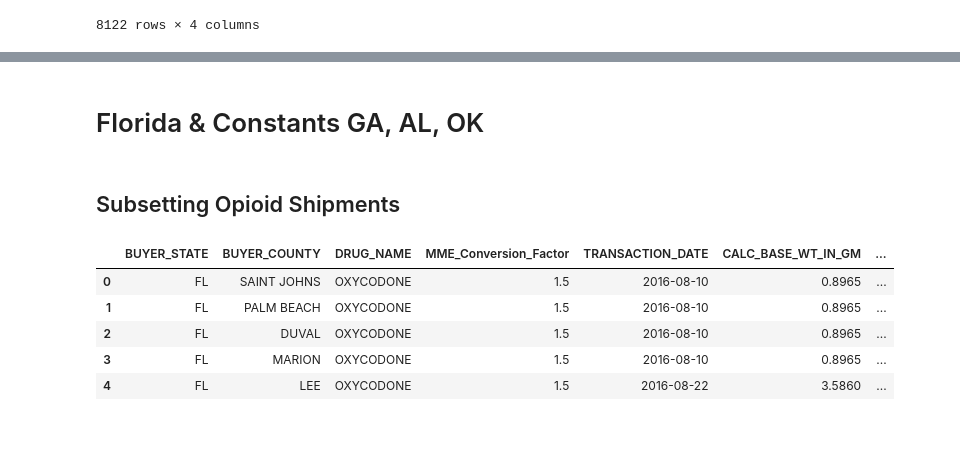
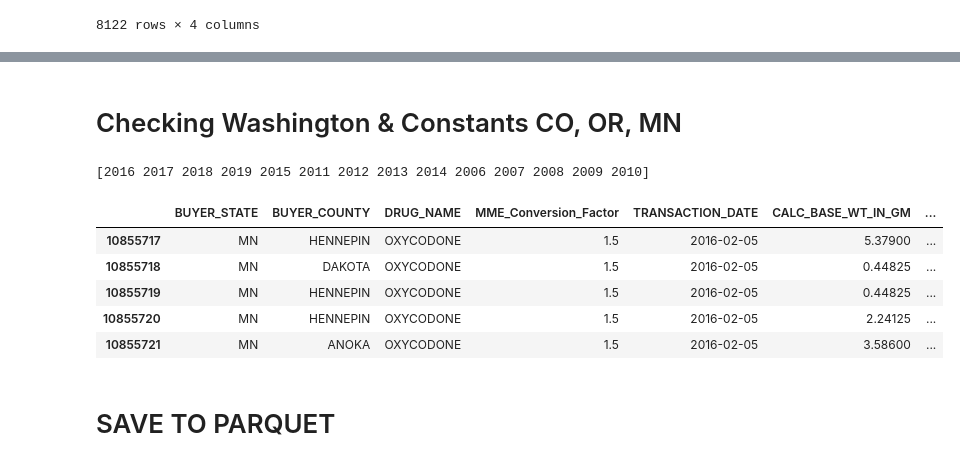
Before and after one commit to MIDS-at-Duke/opioids-2024-data-queens-king, a Jupyter notebook: Calc Opioid Shipments.ipynb, the cells around one changed output, grey strips where cells are left out. Drawn from its saved outputs; the diff is of its cells as text; code cells hidden in the pictures; blank space fills up the shorter version.

Commit message:
opioid shipment volume

```diff
--- a/Calc Opioid Shipments.ipynb
+++ b/Calc Opioid Shipments.ipynb
@@ -119,2 +180,54 @@ assert len(df_grouped["BUYER_STATE"].unique()) == 8
+# %% [markdown]
+# Checking Washington & Constants CO, OR, MN
+# %%
+washington_and_constants = all[all["BUYER_STATE"].isin(["WA", "CO", "OR", "MN"])]
+# washington has 39 counties
+assert (
+    len(
+        washington_and_constants[washington_and_constants["BUYER_STATE"] == "WA"][
+            "BUYER_COUNTY"
+        ].unique()
+    )
+    <= 39
+)
+# colorado has 64 counties
+assert (
+    len(
+        washington_and_constants[washington_and_constants["BUYER_STATE"] == "CO"][
+            "BUYER_COUNTY"
+        ].unique()
+    )
+    <= 64
+)
+# oregon has 36 counties
+assert (
+    len(
+        washington_and_constants[washington_and_constants["BUYER_STATE"] == "OR"][
+            "BUYER_COUNTY"
+        ].unique()
+    )
+    <= 36
+)
+# minnesota has 87 counties
+assert (
+    len(
+        washington_and_constants[washington_and_constants["BUYER_STATE"] == "MN"][
+            "BUYER_COUNTY"
+        ].unique()
+    )
+    <= 87
+)
+print(washington_and_constants["year"].unique())
+washington_and_constants.head(5)
+# %% [output]
+[2016 2017 2018 2019 2015 2011 2012 2013 2014 2006 2007 2008 2009 2010]
+|  | BUYER_STATE | BUYER_COUNTY | DRUG_NAME | MME_Conversion_Factor | TRANSACTION_DATE | CALC_BASE_WT_IN_GM | ... |
+| 10855717 | MN | HENNEPIN | OXYCODONE | 1.5 | 2016-02-05 | 5.37900 | ... |
+| 10855718 | MN | DAKOTA | OXYCODONE | 1.5 | 2016-02-05 | 0.44825 | ... |
+| 10855719 | MN | HENNEPIN | OXYCODONE | 1.5 | 2016-02-05 | 0.44825 | ... |
+| 10855720 | MN | HENNEPIN | OXYCODONE | 1.5 | 2016-02-05 | 2.24125 | ... |
+| 10855721 | MN | ANOKA | OXYCODONE | 1.5 | 2016-02-05 | 3.58600 | ... |
+# %% [markdown]
+# SAVE TO PARQUET
 # %%
 # save to parquet
@@ -122,20 +234,0 @@ df_grouped.to_parquet("data/opioid.parquet", index=False)
-# %% [markdown]
-# Florida & Constants GA, AL, OK
-# %% [markdown]
-## Subsetting Opioid Shipments
-# %%
-florida_and_constants = all[all["BUYER_STATE"].isin["FL", "OK", "GA", "OK"]]
-# florida has 67 counties
-assert len(florida_and_constants["BUYER_COUNTY"].unique()) == 67
-# georgia has 159 counties
-# oklahoma has 77 counties
-# alabama has 67 counties
-print(florida["year"].unique())
-florida.head(5)
-# %% [output]
-|  | BUYER_STATE | BUYER_COUNTY | DRUG_NAME | MME_Conversion_Factor | TRANSACTION_DATE | CALC_BASE_WT_IN_GM | ... |
-| 0 | FL | SAINT JOHNS | OXYCODONE | 1.5 | 2016-08-10 | 0.8965 | ... |
-| 1 | FL | PALM BEACH | OXYCODONE | 1.5 | 2016-08-10 | 0.8965 | ... |
-| 2 | FL | DUVAL | OXYCODONE | 1.5 | 2016-08-10 | 0.8965 | ... |
-| 3 | FL | MARION | OXYCODONE | 1.5 | 2016-08-10 | 0.8965 | ... |
-| 4 | FL | LEE | OXYCODONE | 1.5 | 2016-08-22 | 3.5860 | ... |
```
Also changed, not shown: parts of 43 cells of this notebook, 1 other file.
